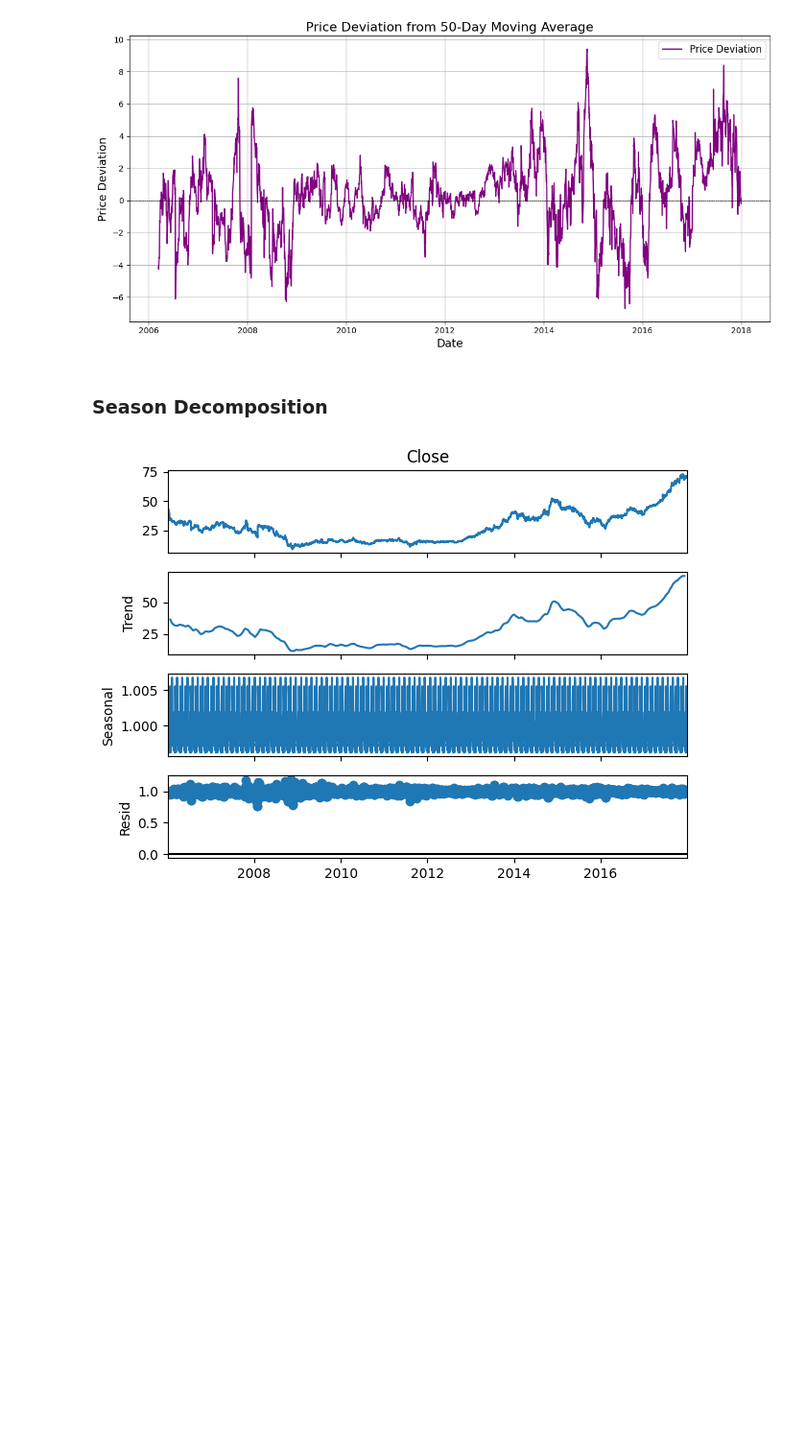
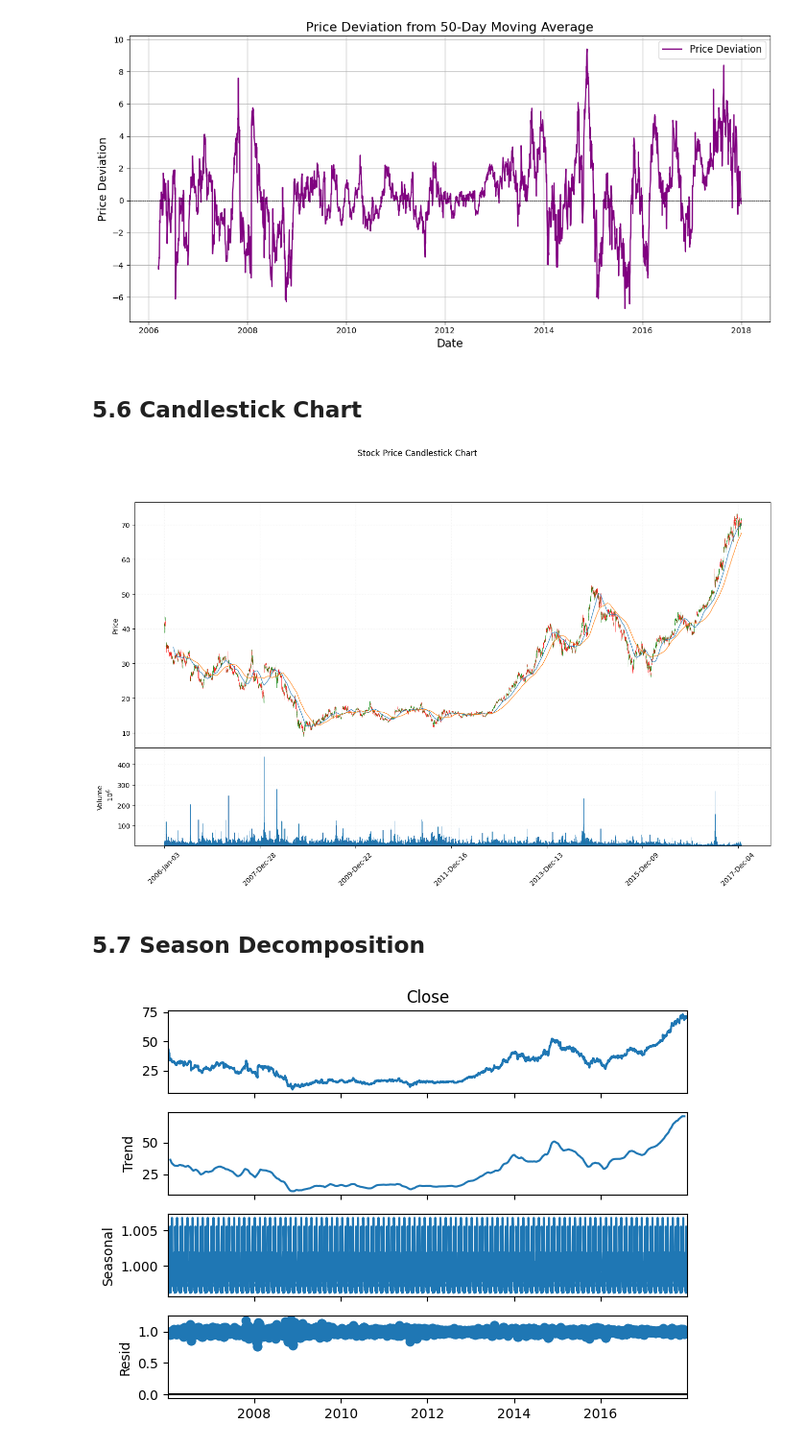
Before and after one commit to mohammadreza-mohammadi94/DataAnalysis-And-MachineLearning, a Jupyter notebook: Stocks/AABA.ipynb, the cells around one changed output. Shown at 96% size. Cells and saved outputs as stored; diff of their text form; code cells hidden in the pictures; blank space fills up the shorter version.

Commit message:
update plots and analysis

```diff
--- a/Stocks/AABA.ipynb
+++ b/Stocks/AABA.ipynb
@@ -516,8 +519,41 @@ def plot_price_deviation(df):
 plot_price_deviation(df)
 # %% [output]
 [figure]
+# %% [markdown]
+## 5.6 Candlestick Chart <a id=5.6></a>
+# %%
+def plot_candlestick(df, title=None, ylabel=None, ylabel_lower=None, figsize=(12, 8)):
+    """
+    Plot stock prices using candlestick charts with Moving Averages (MA50 and MA100).
+
+    Parameters:
+        df (DataFrame): The DataFrame containing stock data.
+        title (str): Title of the plot (optional).
+        ylabel (str): Label for the y-axis (optional).
+        ylabel_lower (str): Label for the lower y-axis (optional).
+        figsize (tuple): Size of the figure (width, height) in inches (optional).
+
+    Returns:
+        None
+    """
+    # Convert DataFrame index to datetime if not already
+    if not isinstance(df.index, pd.DatetimeIndex):
+        df.index = pd.to_datetime(df.index)
+
+    # Define style parameters for the candlestick chart
+    mc = mpf.make_marketcolors(up='green', down='red', inherit=True)
+    s = mpf.make_mpf_style(marketcolors=mc, gridstyle=':', gridcolor='#f0f0f0', y_on_right=False)
+
+    # Plot candlestick chart with Moving Averages
+    mpf.plot(df, type='candle', style=s, volume=True, title=title, ylabel=ylabel, ylabel_lower=ylabel_lower, figsize=figsize,
+             mav=(50, 100))  # Plot MA50 and MA100
+# %%
+# Assuming df is your DataFrame containing stock data
+plot_candlestick(df, title='Stock Price Candlestick Chart', ylabel='Price', ylabel_lower='Volume', figsize=(18, 10))
+# %% [output]
+[figure, added]
 # %% [markdown]
-### Season Decomposition
+## 5.7 Season Decomposition <a id=5.7></a>
 # %%
 from statsmodels.tsa.seasonal import seasonal_decompose
 
```
Also changed, not shown: parts of 15 cells of this notebook.
